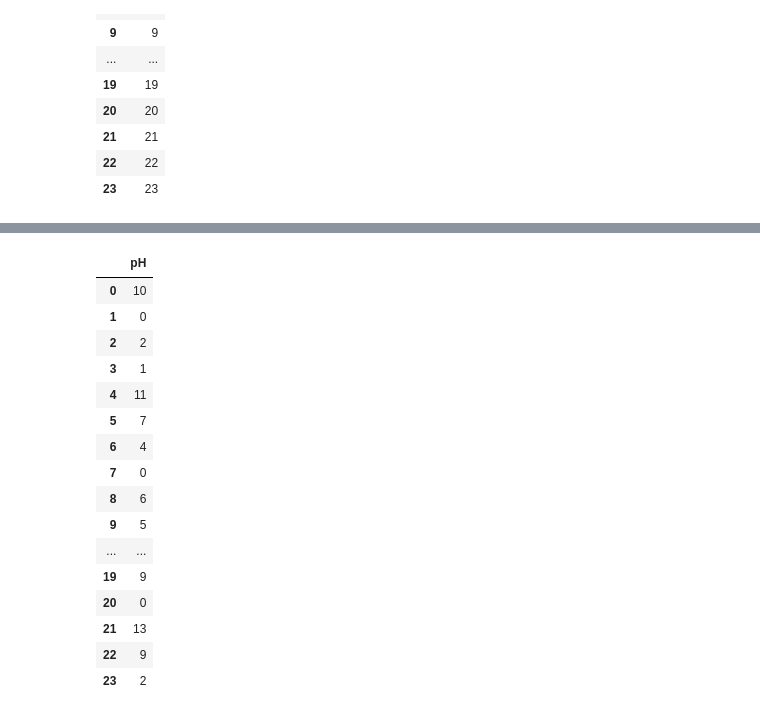
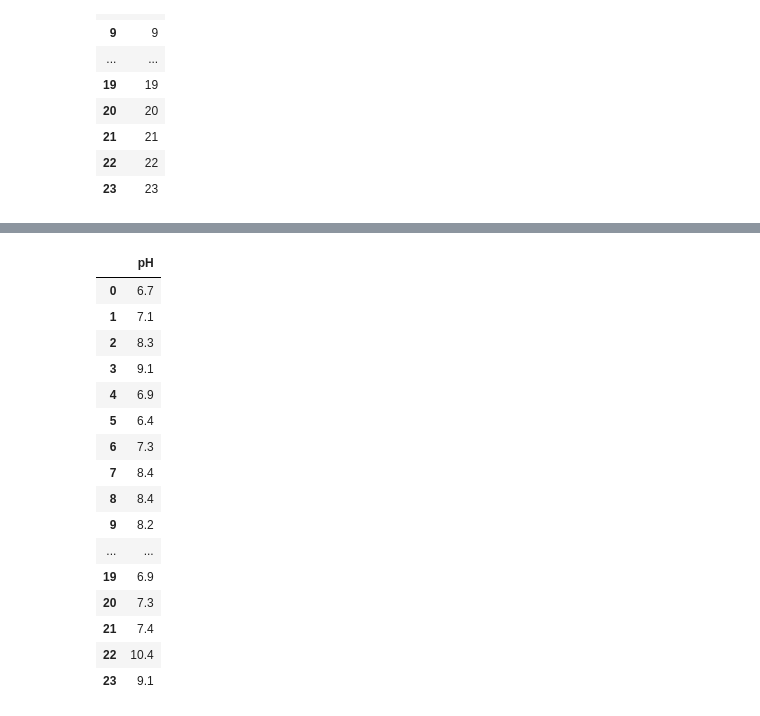
Before and after one commit to xwan438/Auqua, a Jupyter notebook: 159333_aquatech.ipynb, the cells around one changed output, grey strips where cells are left out. Cells and saved outputs as stored; diff of their text form; code cells hidden in the pictures.

```diff
--- a/159333_aquatech.ipynb
+++ b/159333_aquatech.ipynb
@@ -66,10 +68,0 @@ print(water_temps)
-# %%
-pH = 0
-pHs = []
-
-#Generates an example dataset
-for i in range(24):
-    pH = np.random.randint(0, 14)
-    #pH = int(input("pH:"))
-    print(pH)
-    pHs.append(pH)
@@ -97,0 +69,21 @@ print(pHs)
+# %%
+pH = []
+db = pymysql.connect(host='20.214.188.216', port=3306, user='root', password='Wx123456.', db='aquadatabase',
+                     charset='utf8')
+cursor = db.cursor()
+
+#Generates an example dataset
+sql_pH = "select ph from web_ph";
+cursor.execute(sql_pH)
+results_pH = cursor.fetchall()
+
+for i in results_pH:
+
+    for p in i:
+        p = float(p)
+        pH.append(p)
+
+db.commit()
+cursor.close()
+db.close()
+print(pH)
@@ -140,24 +134,24 @@ temperature_data
 # %%
-pH_data = pd.DataFrame(pHs, columns = ['pH'])
+pH_data = pd.DataFrame(pH, columns = ['pH'])
 pH_data
 # %% [output]
 |  | pH |
-| 0 | 10 |
-| 1 | 0 |
-| 2 | 2 |
-| 3 | 1 |
-| 4 | 11 |
-| 5 | 7 |
-| 6 | 4 |
-| 7 | 0 |
-| 8 | 6 |
-| 9 | 5 |
+| 0 | 6.7 |
+| 1 | 7.1 |
+| 2 | 8.3 |
+| 3 | 9.1 |
+| 4 | 6.9 |
+| 5 | 6.4 |
+| 6 | 7.3 |
+| 7 | 8.4 |
+| 8 | 8.4 |
+| 9 | 8.2 |
 | ... | ... |
-| 19 | 9 |
-| 20 | 0 |
-| 21 | 13 |
-| 22 | 9 |
-| 23 | 2 |
+| 19 | 6.9 |
+| 20 | 7.3 |
+| 21 | 7.4 |
+| 22 | 10.4 |
+| 23 | 9.1 |
 # %%
 oyster_data = pd.concat([time, temperature_data, pH_data], axis = 1)
 oyster_data
```
Also changed, not shown: parts of 18 cells of this notebook.
